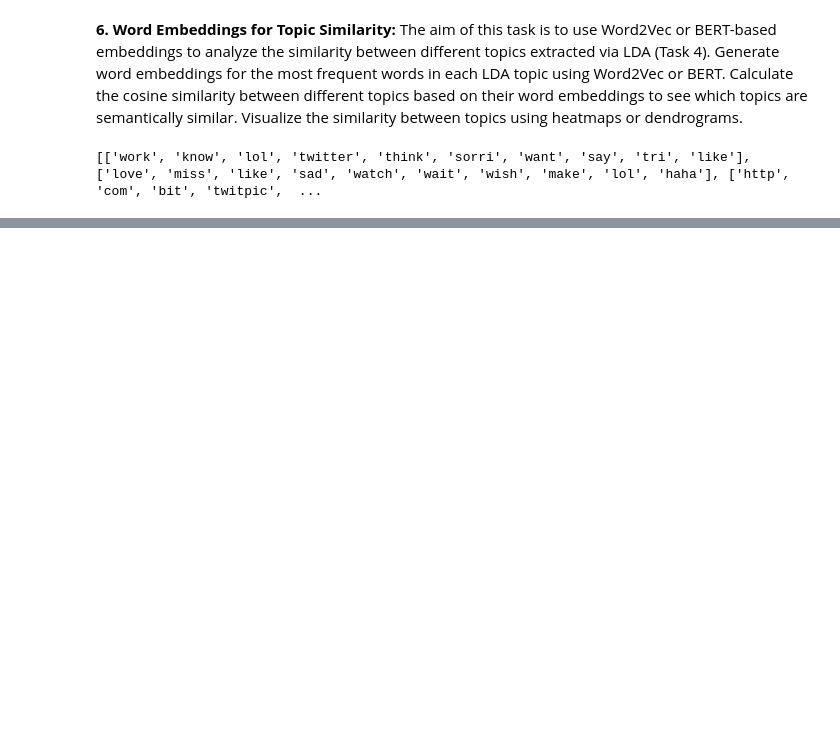
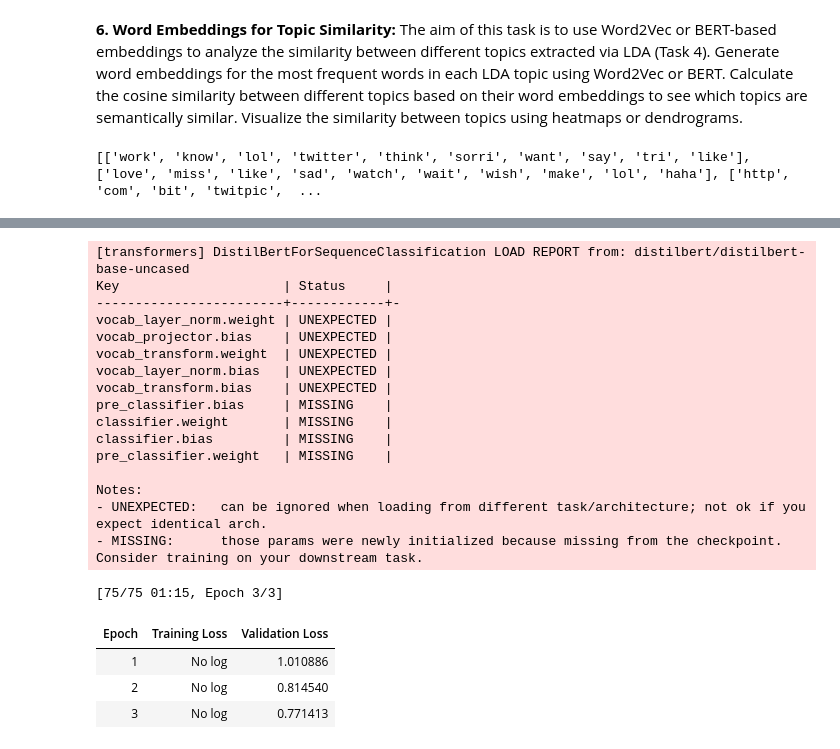
Before and after one commit to urhovr/NLP_Final_Project, a Jupyter notebook: NLP_Jani.ipynb, the cells around one changed output, grey strips where cells are left out. Saved outputs shown, nothing was run; the diff lists cells and outputs as text; code cells hidden in the pictures; blank space fills up the shorter version.

```diff
--- a/NLP_Jani.ipynb
+++ b/NLP_Jani.ipynb
@@ -452,0 +669,55 @@ Topic 5    0.648    0.686    0.586    0.685    0.757
+# %%
+#DISTILBERT
+tokenizer = AutoTokenizer.from_pretrained(model_type[2])
+
+model = AutoModelForSequenceClassification.from_pretrained(model_type[2], num_labels = 3)
+
+training_args = TrainingArguments("test_trainer", eval_strategy="epoch")
+
+tokenized_datasets = datasets_fulltext.map(
+    tokenize_function,
+    batched=True
+)
+
+# Smaller data set for testitng
+small_train_dataset = tokenized_datasets["train"].shuffle(seed=42).select(range(200))
+small_eval_dataset = tokenized_datasets["test"].shuffle(seed=42).select(range(200))
+#full_train_dataset = tokenized_datasets["train"]
+#full_eval_dataset = tokenized_datasets["test"]
+
+# Tuning
+trainer = Trainer(
+    model=model,
+    args=training_args,
+    train_dataset=small_train_dataset,
+    eval_dataset=small_eval_dataset
+)
+trainer.train()
+
+models_acc.append(("DistilBERT", accuracy(trainer, small_eval_dataset)))
+
+del trainer
+del model
+del tokenizer
+# %% [output]
+[transformers] DistilBertForSequenceClassification LOAD REPORT from: distilbert/distilbert-base-uncased
+Key                     | Status     |
+------------------------+------------+-
+vocab_layer_norm.weight | UNEXPECTED |
+vocab_projector.bias    | UNEXPECTED |
+vocab_transform.weight  | UNEXPECTED |
+vocab_layer_norm.bias   | UNEXPECTED |
+vocab_transform.bias    | UNEXPECTED |
+pre_classifier.bias     | MISSING    |
+classifier.weight       | MISSING    |
+classifier.bias         | MISSING    |
+pre_classifier.weight   | MISSING    |
+
+Notes:
+- UNEXPECTED:   can be ignored when loading from different task/architecture; not ok if you expect identical arch.
+- MISSING:      those params were newly initialized because missing from the checkpoint. Consider training on your downstream task.
+[75/75 01:15, Epoch 3/3]
+| Epoch | Training Loss | Validation Loss |
+| 1 | No log | 1.010886 |
+| 2 | No log | 0.814540 |
+| 3 | No log | 0.771413 |
```
Also changed, not shown: parts of 12 cells of this notebook.
